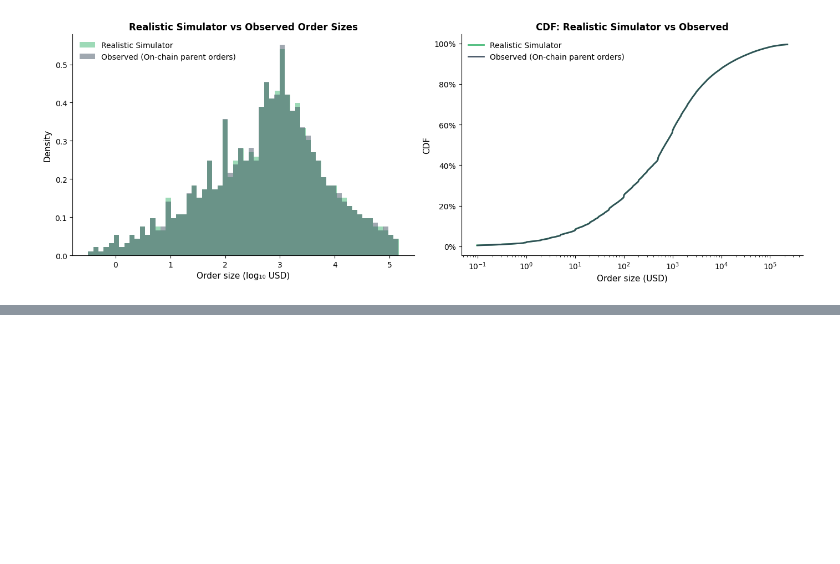
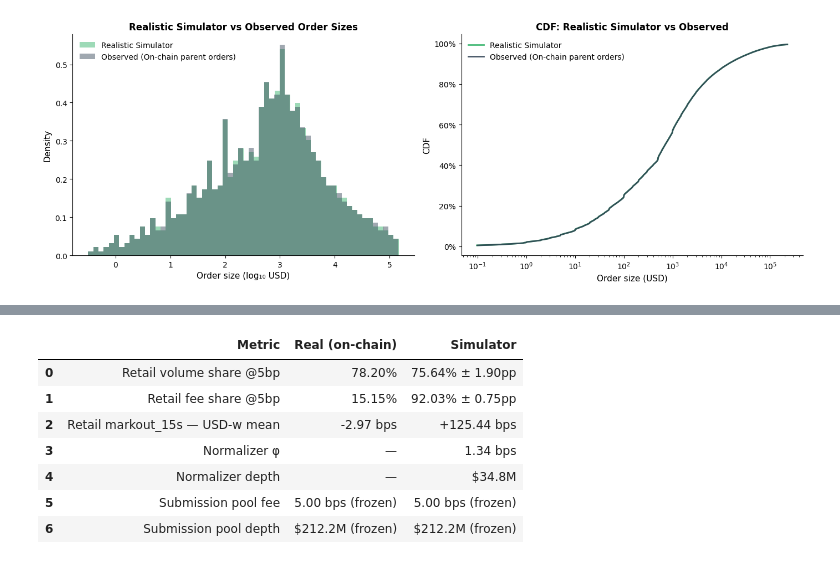
Before and after one commit to wanxinwanxin/amm-gym, a Jupyter notebook: presentation/realistic_simulator.ipynb, the cells around one changed output, grey strips where cells are left out. Saved outputs shown, nothing was run; the diff lists cells and outputs as text; code cells hidden in the pictures; blank space fills up the shorter version.

```diff
--- a/presentation/realistic_simulator.ipynb
+++ b/presentation/realistic_simulator.ipynb
@@ -266,0 +208,12 @@ get_calibration_summary(sim_data)
+# %%
+validation = load_validation()
+get_validation_summary_table()
+# %% [output]
+|  | Metric | Real (on-chain) | Simulator |
+| 0 | Retail volume share @5bp | 78.20% | 75.64% ± 1.90pp |
+| 1 | Retail fee share @5bp | 15.15% | 92.03% ± 0.75pp |
+| 2 | Retail markout_15s — USD-w mean | -2.97 bps | +125.44 bps |
+| 3 | Normalizer φ | — | 1.34 bps |
+| 4 | Normalizer depth | — | $34.8M |
+| 5 | Submission pool fee | 5.00 bps (frozen) | 5.00 bps (frozen) |
+| 6 | Submission pool depth | $212.2M (frozen) | $212.2M (frozen) |
```
Also changed, not shown: parts of 23 cells of this notebook, 16 other files.
